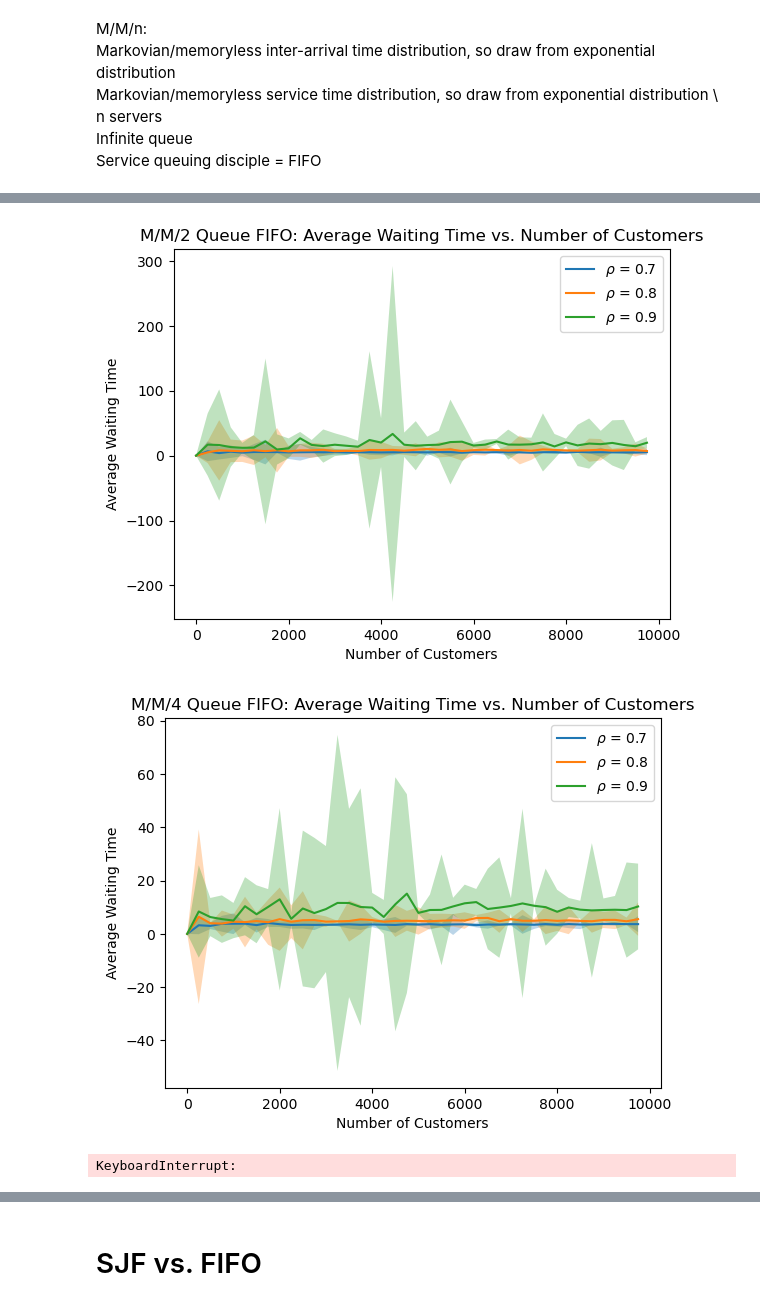
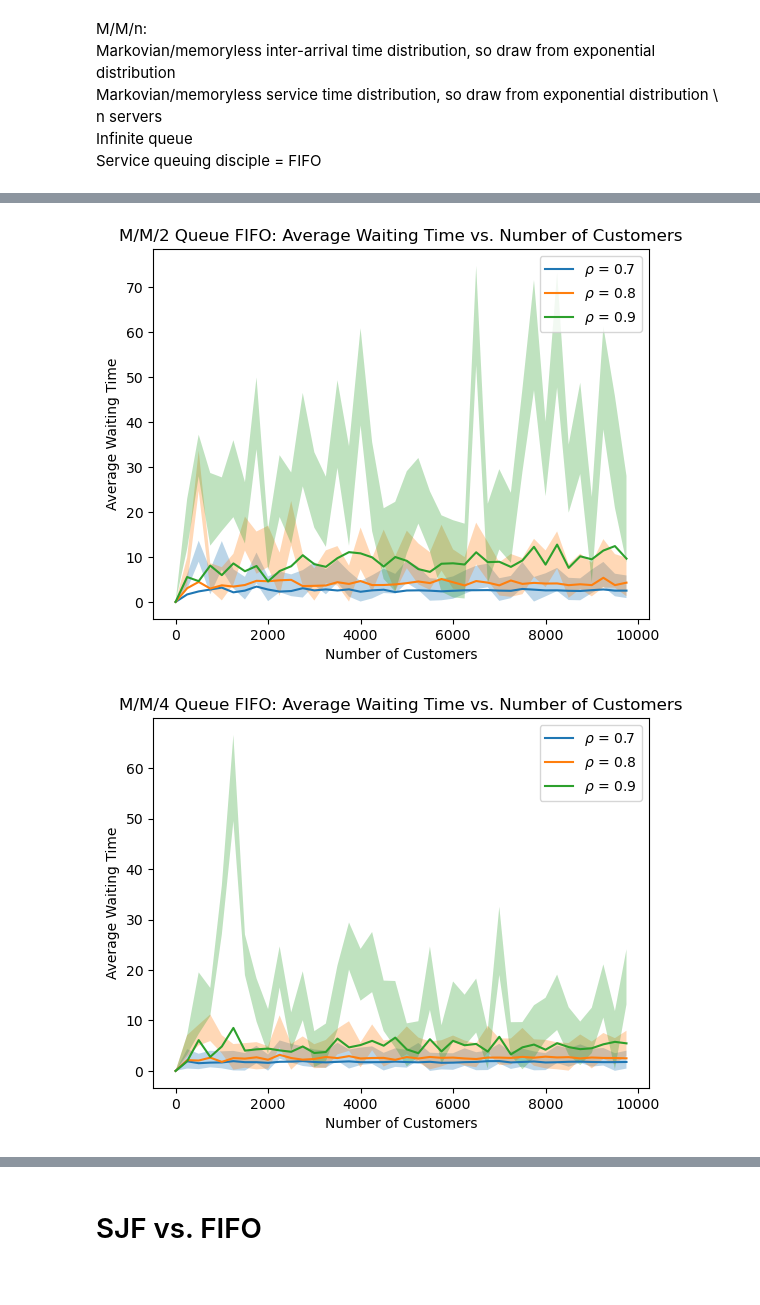
Before and after one commit to koenweverink/stochastic_simulation_assignment_2, a Jupyter notebook: DES_queue.ipynb, the cells around one changed output, grey strips where cells are left out. Cells and saved outputs as stored; diff of their text form; code cells hidden in the pictures.

```diff
--- a/DES_queue.ipynb
+++ b/DES_queue.ipynb
@@ -108,7 +110,7 @@ def calculate_confidence_interval(data, confidence=0.95):
     n = len(data)
     m, se = np.mean(data), np.std(data, ddof=1) / np.sqrt(n)
     h = se * t.ppf((1 + confidence) / 2, n - 1)
-    return m, h
+    return m, (m - h, m + h)
 # %%
 def main():
     num_simulations = 2
@@ -116,6 +118,8 @@ def main():
     rhos = [0.7, 0.8, 0.9]
     mu = 1/2
     scheduling_policies = ['FIFO', 'SJF']
+
+    results_df = pd.DataFrame(columns=['Scheduling Policy', 'n', 'rho', 'Num Customers', 'Avg Waiting Time', 'Confidence Interval'])
 
     for scheduling_policy in scheduling_policies:
         for n in [1, 2, 4]:
@@ -137,27 +141,39 @@ def main():
                         mmn_queue.run_simulation(num_customers)
 
                         if mmn_queue.total_complete_services > 0:
-                            avg_waiting_time = mmn_queue.total_time_in_queue / mmn_queue.total_complete_services
-                            simulation_results.append(avg_waiting_time)
+                            avg_waiting_time_one_sim = mmn_queue.total_time_in_queue / mmn_queue.total_complete_services
+                            simulation_results.append(avg_waiting_time_one_sim)
                         else:
                             simulation_results.append(0)
 
-                    avg_waiting_time, confidence_interval = calculate_confidence_interval(simulation_results)
-                    avg_waiting_times.append(avg_waiting_time)
+                    avg_waiting_time_over_sims, confidence_interval = calculate_confidence_interval(simulation_results)
+                    avg_waiting_times.append(avg_waiting_time_over_sims)
                     confidence_intervals.append(confidence_interval)
+
+                    # Append results to the DataFrame
+                    results_df = pd.concat([results_df, pd.DataFrame({
+                        'Scheduling Policy': [scheduling_policy],
+                        'n': [n],
+                        'rho': [rho],
+                        'Num Customers': [num_customers],
+                        'Avg Waiting Time': [avg_waiting_time_over_sims],
+                        'Confidence Interval': [confidence_interval]
+                    })], ignore_index=True)
 
                 # Plot the average waiting time
                 plt.plot(num_customers_values, avg_waiting_times, label=f'$\\rho$ = {rho}')
 
                 # Plot the shaded confidence interval
                 plt.fill_between(num_customers_values,
-                                np.array(avg_waiting_times) - np.array(confidence_intervals),
-                                np.array(avg_waiting_times) + np.array(confidence_intervals),
+                                np.array(avg_waiting_times) - np.array(confidence_intervals)[:, 0],
+                                np.array(avg_waiting_times) + np.array(confidence_intervals)[:, 1],
                                 alpha=0.3)
 
             plt.legend()
             plt.show()
 
+    return results_df
+
 if __name__ == "__main__":
-    main()
+    results = main()
 # %% [output]
@@ -165,3 +181,2 @@ if __name__ == "__main__":
-[figure, old version]
+[figure, new version]
-[figure, old version]
+[figure, new version]
-KeyboardInterrupt:
```
Also changed, not shown: parts of 5 cells of this notebook.
